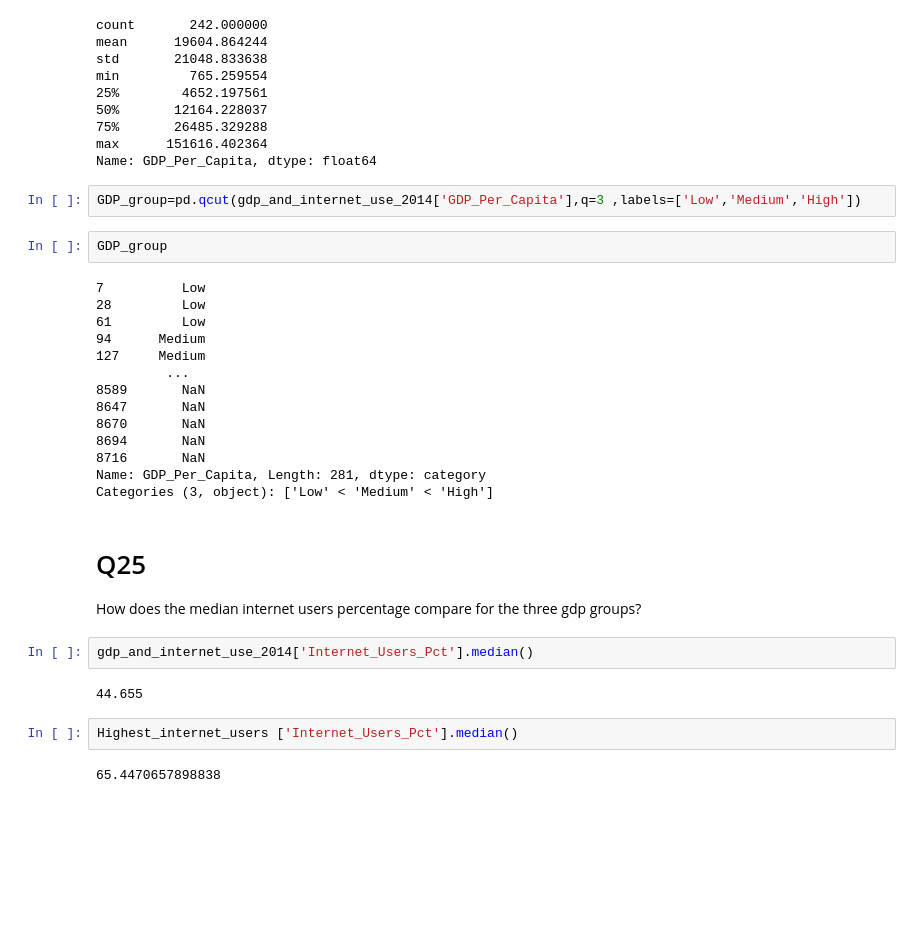
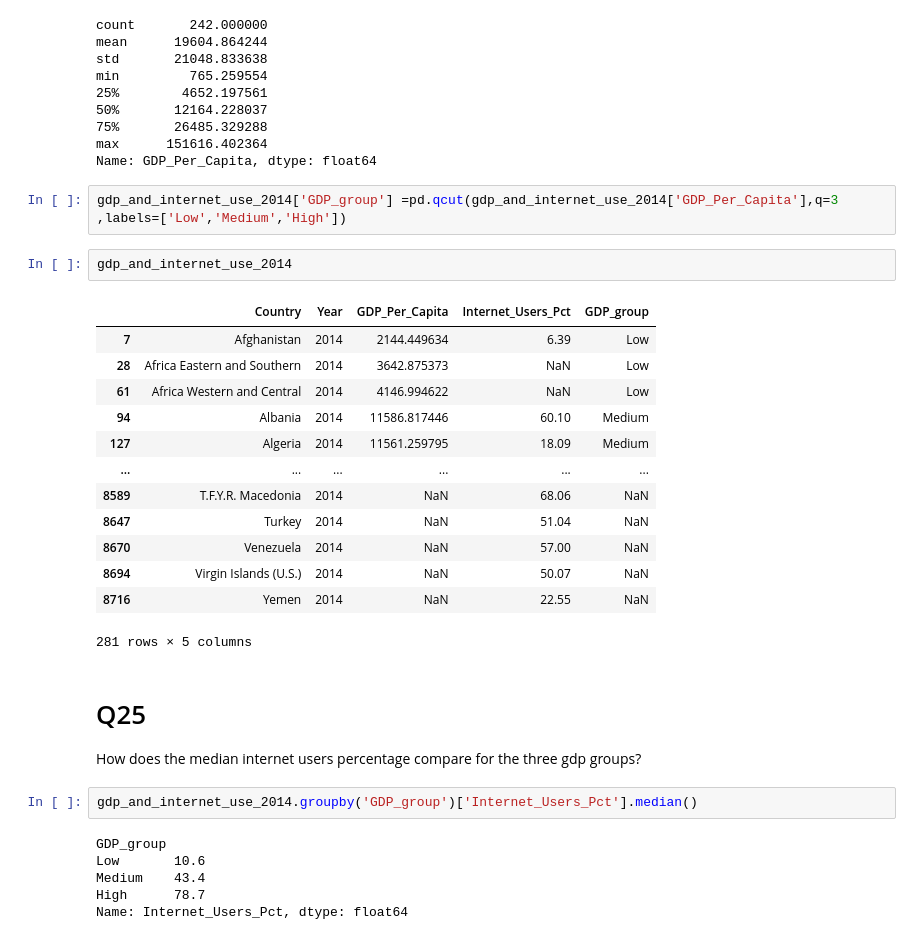
Before and after one commit to NSS-Data-Analytics-Cohort-11/undata-zdemeke, a Jupyter notebook: notebook/UN_Data_project.ipynb, the cells around one changed output. Cells and saved outputs as stored; diff of their text form; blank space fills up the shorter version.

```diff
--- a/notebook/UN_Data_project.ipynb
+++ b/notebook/UN_Data_project.ipynb
@@ -823,31 +830,31 @@ min         765.259554
 max      151616.402364
 Name: GDP_Per_Capita, dtype: float64
 # %%
-GDP_group=pd.qcut(gdp_and_internet_use_2014['GDP_Per_Capita'],q=3 ,labels=['Low','Medium','High'])
+gdp_and_internet_use_2014['GDP_group'] =pd.qcut(gdp_and_internet_use_2014['GDP_Per_Capita'],q=3 ,labels=['Low','Medium','High'])
-# %%
-GDP_group
-# %% [output]
-7          Low
-28         Low
-61         Low
-94      Medium
-127     Medium
-         ...
-8589       NaN
-8647       NaN
-8670       NaN
-8694       NaN
-8716       NaN
-Name: GDP_Per_Capita, Length: 281, dtype: category
-Categories (3, object): ['Low' < 'Medium' < 'High']
+# %%
+gdp_and_internet_use_2014
+# %% [output]
+|  | Country | Year | GDP_Per_Capita | Internet_Users_Pct | GDP_group |
+| 7 | Afghanistan | 2014 | 2144.449634 | 6.39 | Low |
+| 28 | Africa Eastern and Southern | 2014 | 3642.875373 | NaN | Low |
+| 61 | Africa Western and Central | 2014 | 4146.994622 | NaN | Low |
+| 94 | Albania | 2014 | 11586.817446 | 60.10 | Medium |
+| 127 | Algeria | 2014 | 11561.259795 | 18.09 | Medium |
+| ... | ... | ... | ... | ... | ... |
+| 8589 | T.F.Y.R. Macedonia | 2014 | NaN | 68.06 | NaN |
+| 8647 | Turkey | 2014 | NaN | 51.04 | NaN |
+| 8670 | Venezuela | 2014 | NaN | 57.00 | NaN |
+| 8694 | Virgin Islands (U.S.) | 2014 | NaN | 50.07 | NaN |
+| 8716 | Yemen | 2014 | NaN | 22.55 | NaN |
+281 rows × 5 columns
 # %% [markdown]
 # Q25
  How does the median internet users percentage compare for the three gdp groups?
 # %%
-gdp_and_internet_use_2014['Internet_Users_Pct'].median()
+gdp_and_internet_use_2014.groupby('GDP_group')['Internet_Users_Pct'].median()
 # %% [output]
-44.655
+GDP_group
+Low       10.6
+Medium    43.4
+High      78.7
+Name: Internet_Users_Pct, dtype: float64
-# %%
-Highest_internet_users ['Internet_Users_Pct'].median()
-# %% [output]
-65.4470657898838
```
Also changed, not shown: parts of 9 cells of this notebook.
